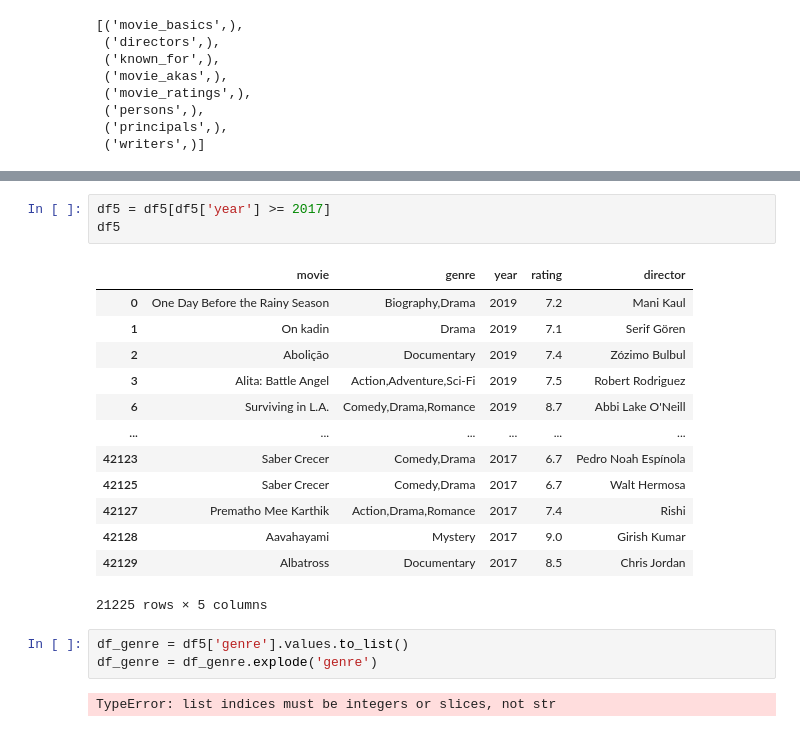
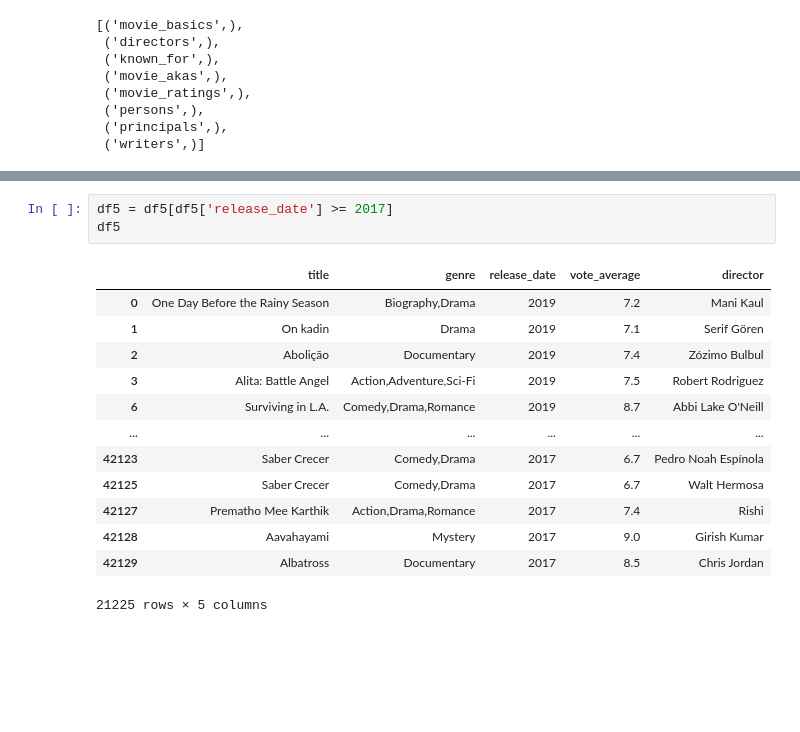
Before and after one commit to VolhaP87/Microsoft_Movie_Analysis, a Jupyter notebook: student.ipynb, the cells around one changed output, grey strips where cells are left out. Cells and saved outputs as stored; diff of their text form; blank space fills up the shorter version.

```diff
--- a/student.ipynb
+++ b/student.ipynb
@@ -406,9 +391,9 @@ director      0
 dtype: int64
 # %%
-df5 = df5[df5['year'] >= 2017]
+df5 = df5[df5['release_date'] >= 2017]
 df5
 # %% [output]
-|  | movie | genre | year | rating | director |
+|  | title | genre | release_date | vote_average | director |
 | 0 | One Day Before the Rainy Season | Biography,Drama | 2019 | 7.2 | Mani Kaul |
 | 1 | On kadin | Drama | 2019 | 7.1 | Serif Gören |
 | 2 | Abolição | Documentary | 2019 | 7.4 | Zózimo Bulbul |
@@ -421,8 +406,3 @@ df5
 | 42128 | Aavahayami | Mystery | 2017 | 9.0 | Girish Kumar |
 | 42129 | Albatross | Documentary | 2017 | 8.5 | Chris Jordan |
 21225 rows × 5 columns
-# %%
-df_genre = df5['genre'].values.to_list()
-df_genre = df_genre.explode('genre')
-# %% [output]
-TypeError: list indices must be integers or slices, not str
```
Also changed, not shown: parts of 12 cells of this notebook.
